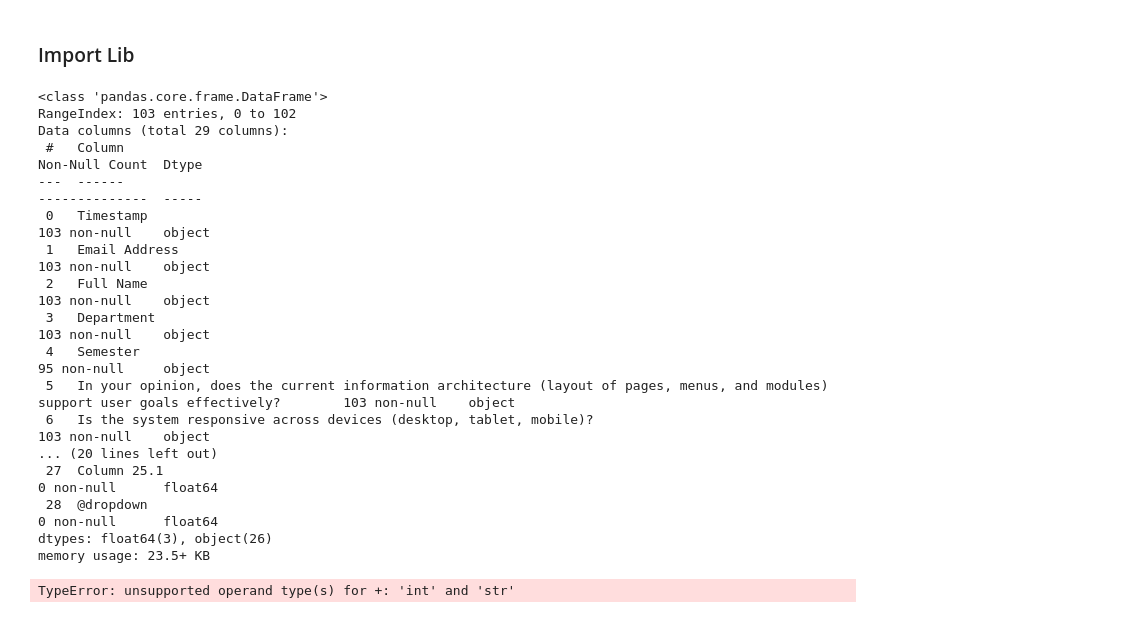
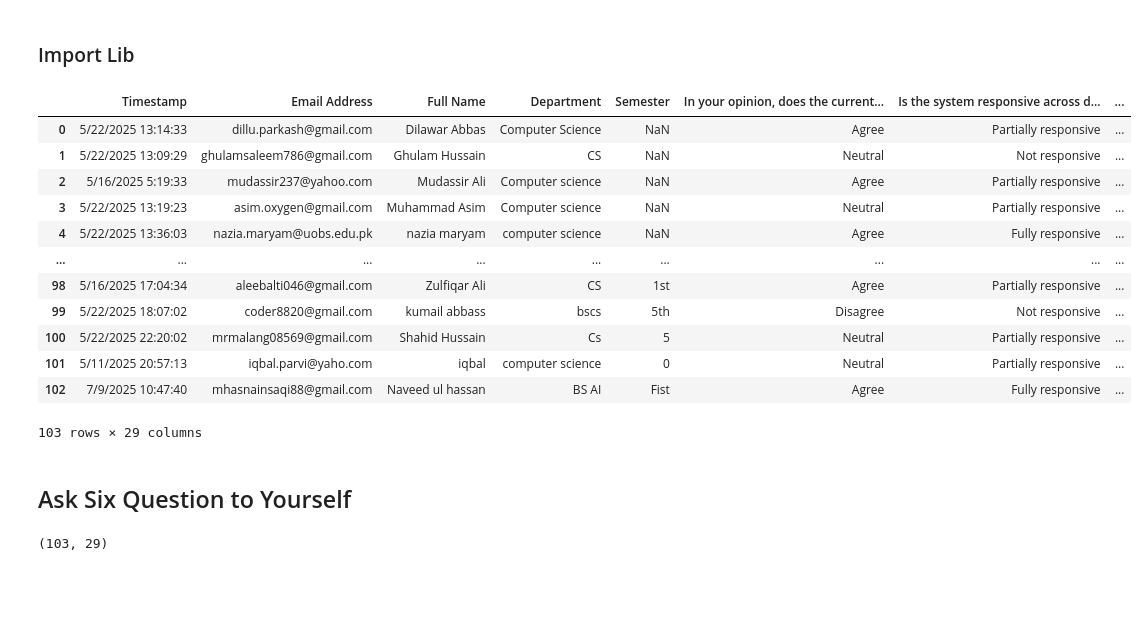
Before and after one commit to BasitAli164/Coding-practice, a Jupyter notebook: pylib/libenv/pylibraries/practical/lms.ipynb, the cells around one changed output. Drawn from its saved outputs; the diff is of its cells as text; code cells hidden in the pictures; blank space fills up the shorter version.

```diff
--- a/pylib/libenv/pylibraries/practical/lms.ipynb
+++ b/pylib/libenv/pylibraries/practical/lms.ipynb
@@ -8,25 +8,24 @@ import pandas as pd;
 import matplotlib.pyplot as plt;
 # %%
 df=pd.read_csv('SIS Survey - Form Responses 1.csv')
-# df.head()
-df.info()
-df.describe()
+df
 # %% [output]
+|  | Timestamp | Email Address | Full Name | Department | Semester | In your opinion, does the current... | Is the system responsive across d... | ... |
+| 0 | 5/22/2025 13:14:33 | dillu.parkash@gmail.com | Dilawar Abbas | Computer Science | NaN | Agree | Partially responsive | ... |
+| 1 | 5/22/2025 13:09:29 | ghulamsaleem786@gmail.com | Ghulam Hussain | CS | NaN | Neutral | Not responsive | ... |
+| 2 | 5/16/2025 5:19:33 | mudassir237@yahoo.com | Mudassir Ali | Computer science | NaN | Agree | Partially responsive | ... |
+| 3 | 5/22/2025 13:19:23 | asim.oxygen@gmail.com | Muhammad Asim | Computer science | NaN | Neutral | Partially responsive | ... |
+| 4 | 5/22/2025 13:36:03 | nazia.maryam@uobs.edu.pk | nazia maryam | computer science | NaN | Agree | Fully responsive | ... |
+| ... | ... | ... | ... | ... | ... | ... | ... | ... |
+| 98 | 5/16/2025 17:04:34 | aleebalti046@gmail.com | Zulfiqar Ali | CS | 1st | Agree | Partially responsive | ... |
+| 99 | 5/22/2025 18:07:02 | coder8820@gmail.com | kumail abbass | bscs | 5th | Disagree | Not responsive | ... |
+| 100 | 5/22/2025 22:20:02 | mrmalang08569@gmail.com | Shahid Hussain | Cs | 5 | Neutral | Partially responsive | ... |
+| 101 | 5/11/2025 20:57:13 | iqbal.parvi@yaho.com | iqbal | computer science | 0 | Neutral | Partially responsive | ... |
+| 102 | 7/9/2025 10:47:40 | mhasnainsaqi88@gmail.com | Naveed ul hassan | BS AI | Fist | Agree | Fully responsive | ... |
-<class 'pandas.core.frame.DataFrame'>
-RangeIndex: 103 entries, 0 to 102
-Data columns (total 29 columns):
- #   Column                                                                                                                                  Non-Null Count  Dtype
----  ------                                                                                                                                  --------------  -----
- 0   Timestamp                                                                                                                               103 non-null    object
- 1   Email Address                                                                                                                           103 non-null    object
- 2   Full Name                                                                                                                               103 non-null    object
- 3   Department                                                                                                                              103 non-null    object
- 4   Semester                                                                                                                                95 non-null     object
- 5   In your opinion, does the current information architecture (layout of pages, menus, and modules) support user goals effectively?        103 non-null    object
- 6   Is the system responsive across devices (desktop, tablet, mobile)?                                                                      103 non-null    object
-... (20 lines left out)
- 27  Column 25.1                                                                                                                             0 non-null      float64
- 28  @dropdown                                                                                                                               0 non-null      float64
-dtypes: float64(3), object(26)
-memory usage: 23.5+ KB
+103 rows × 29 columns
-TypeError: unsupported operand type(s) for +: 'int' and 'str'
+# %% [markdown]
+## Ask Six Question to Yourself
+# %%
+df.shape
+# %% [output]
+(103, 29)
```
Also changed, not shown: parts of 5 cells of this notebook, 1 other file.
